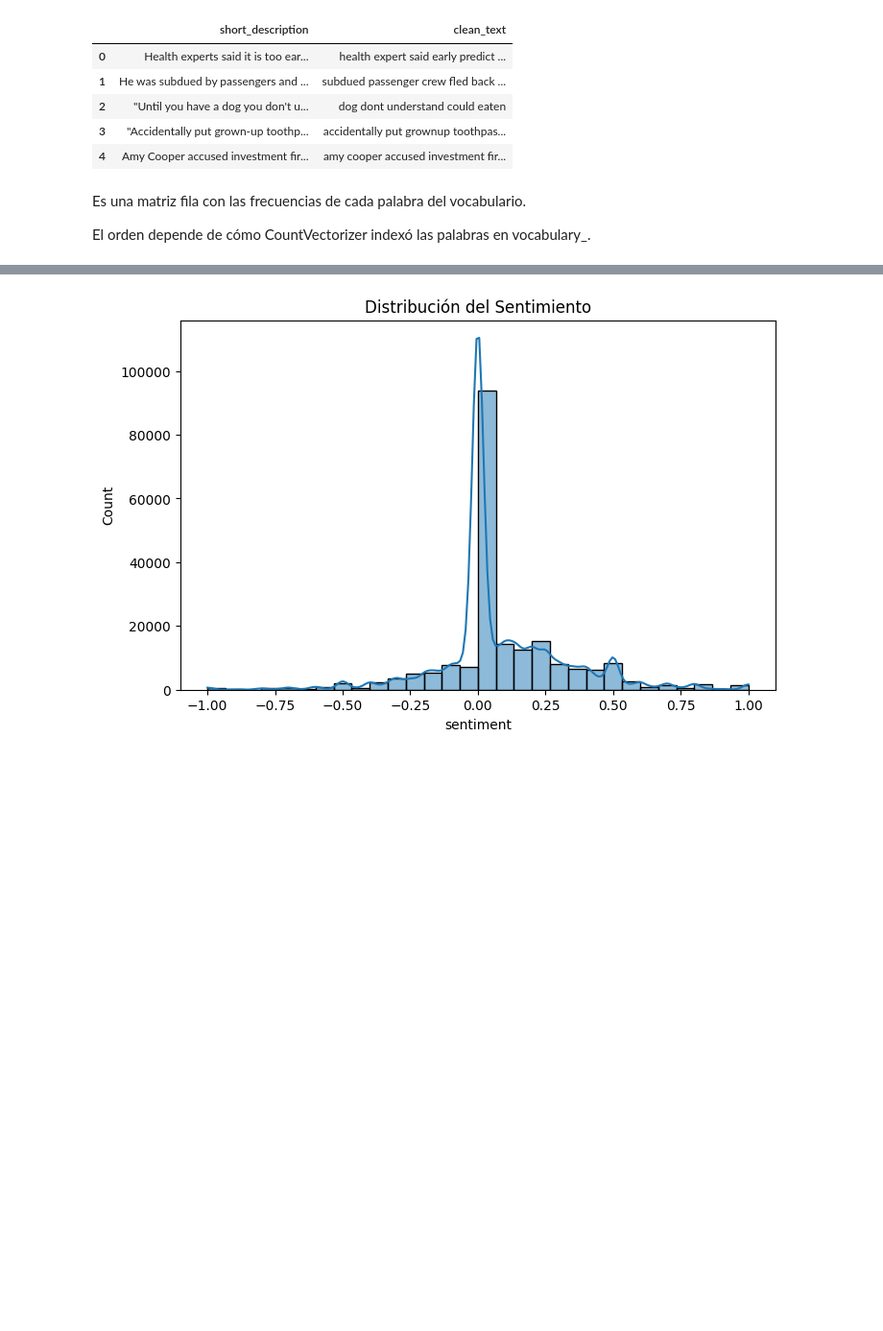
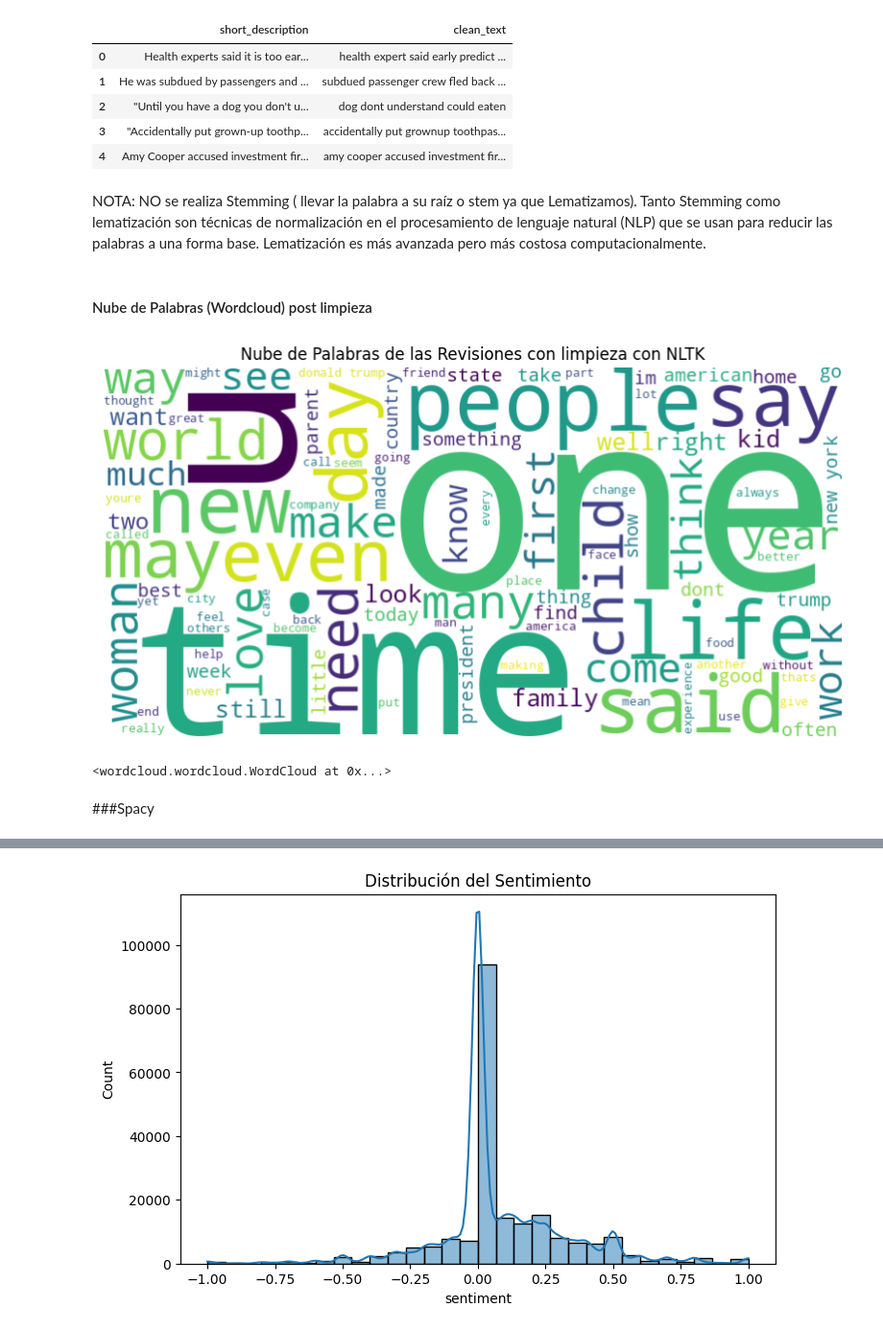
Before and after one commit to Daniela101112/Coderhouse_DS3, a Jupyter notebook: News_Category_Dito_DS3.ipynb, the cells around one changed output, grey strips where cells are left out. Shown at 96% size. Cells and saved outputs as stored; diff of their text form; code cells hidden in the pictures; blank space fills up the shorter version.

```diff
--- a/News_Category_Dito_DS3.ipynb
+++ b/News_Category_Dito_DS3.ipynb
@@ -478,21 +507,32 @@ A continuación utilizamos la funcion limpiar_texto basada en  bibliotecas de Py
 4.  **Lematiza y elimina _stopwords_**: Recorre cada palabra de la lista. Si la palabra no es una _stopword_ (como "a", "an", "the"), la lematiza, es decir, la reduce a su forma raíz. Por ejemplo, "running" se convierte en "run".
 5.  **Une las palabras**: Finalmente, junta las palabras limpias de nuevo en una sola cadena de texto.
 # %%
+# Función para limpiar texto con regex, pasar a minúsc., tokenizar y lematizar.
 stop_words = set(stopwords.words('english'))
-lemmatizer = WordNetLemmatizer()
+lemmatizer = WordNetLemmatizer()   # lematizador de NLTK
 
 def limpiar_texto(texto):
-    # Pasar a minúsculas
+    # 1. Pasar a minúsculas
     texto = texto.lower()
-
-    # Eliminar caracteres especiales
+    # 2. Eliminar caracteres especiales
     texto = re.sub(r'[^a-zA-Z\s]', '', texto)
+    # 3. Eliminar etiquetas HTML
+    text = re.sub(r'<.*?>', '', texto)
+    # 4. Eliminar URLs
+    text = re.sub(r'https?://\S+|www\.\S+', '', texto)
+    # 5. Eliminar puntuación
+    # Usamos string.punctuation que contiene !"#$%&'()*+,-./:;<=>?@[\]^_`{|}~
+    text = text.translate(str.maketrans('', '', string.punctuation))
+    # 6. Eliminar números
+    text = re.sub(r'\d+', '', texto)
+    # 7. Eliminar espacios en blanco extra
+    text = re.sub(r'\s+', ' ', texto).strip()
 
     # Tokenizar
     tokens = nltk.word_tokenize(texto)              # tokenización
 
-    # Eliminar stopwords y lematizar
-    tokens = [lemmatizer.lemmatize(word) for word in tokens if word not in stop_words]
+    # Eliminar stopwords y lematizar ( reducir a forma canónica o lema)
+    tokens = [lemmatizer.lemmatize(word) for word in tokens if word not in stop_words] # lista de palabras (tokens) lematizadas y sin stopwords.
     return " ".join(tokens)
 
 df['clean_text'] = df['short_description'].astype(str).apply(limpiar_texto)       # NUeva columna con texto limpio
@@ -514,4 +547,25 @@ df[['short_description', 'clean_text']].head()
-# %% [markdown]
-Es una matriz fila con las frecuencias de cada palabra del vocabulario.
-
-El orden depende de cómo CountVectorizer indexó las palabras en vocabulary_.
+# %% [markdown]
+NOTA: NO se realiza Stemming ( llevar la palabra a su raíz o stem ya que Lematizamos). Tanto Stemming como lematización son técnicas de normalización en el procesamiento de lenguaje natural (NLP) que se usan para reducir las palabras a una forma base. Lematización es más avanzada pero más costosa computacionalmente.
+# %% [markdown]
+#### Nube de Palabras (Wordcloud) post limpieza
+# %%
+# Unimos todo el texto en una sola cadena
+text_corpus = " ".join(review for review in df['clean_text'])
+
+# Generamos la nube de palabras
+wordcloud = WordCloud(width=800, height=400,
+                          background_color="white",
+                          max_words=100).generate(text_corpus)
+
+plt.figure(figsize=(10,6))
+plt.imshow(wordcloud, interpolation="bilinear")
+plt.axis("off")
+plt.title("Nube de Palabras de las Revisiones con limpieza con NLTK")
+plt.show()
+
+wordcloud.generate(text_corpus)
+# %% [output]
+[figure, added]
+<wordcloud.wordcloud.WordCloud at 0x...>
+# %% [markdown]
+###Spacy
```
Also changed, not shown: parts of 97 cells of this notebook.
